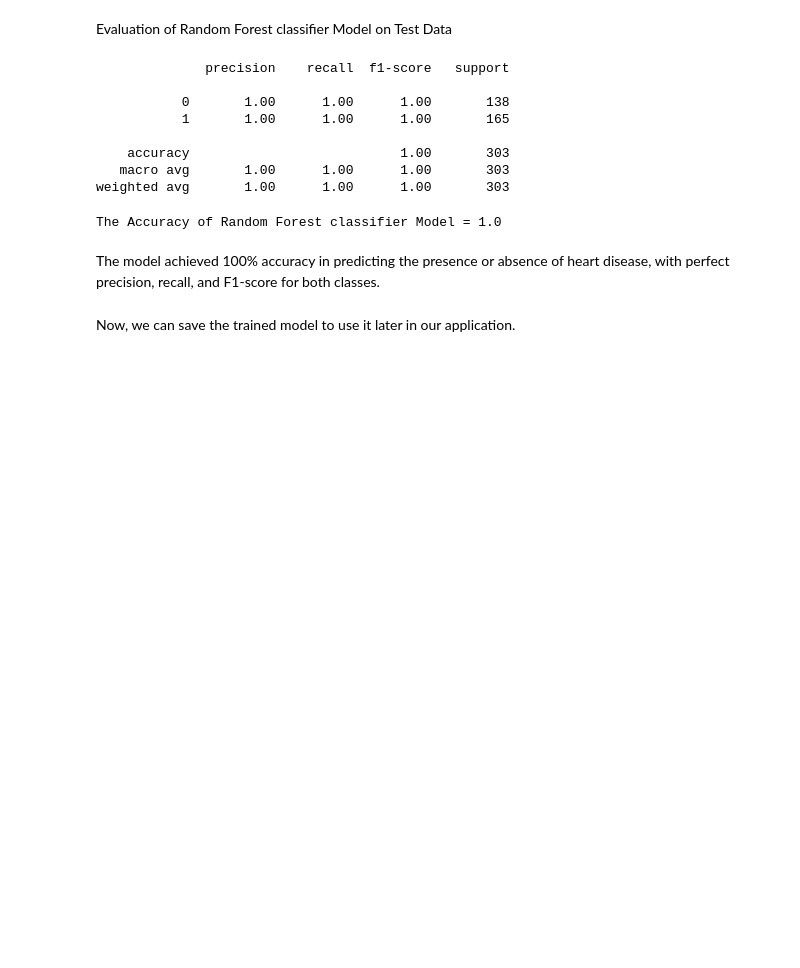
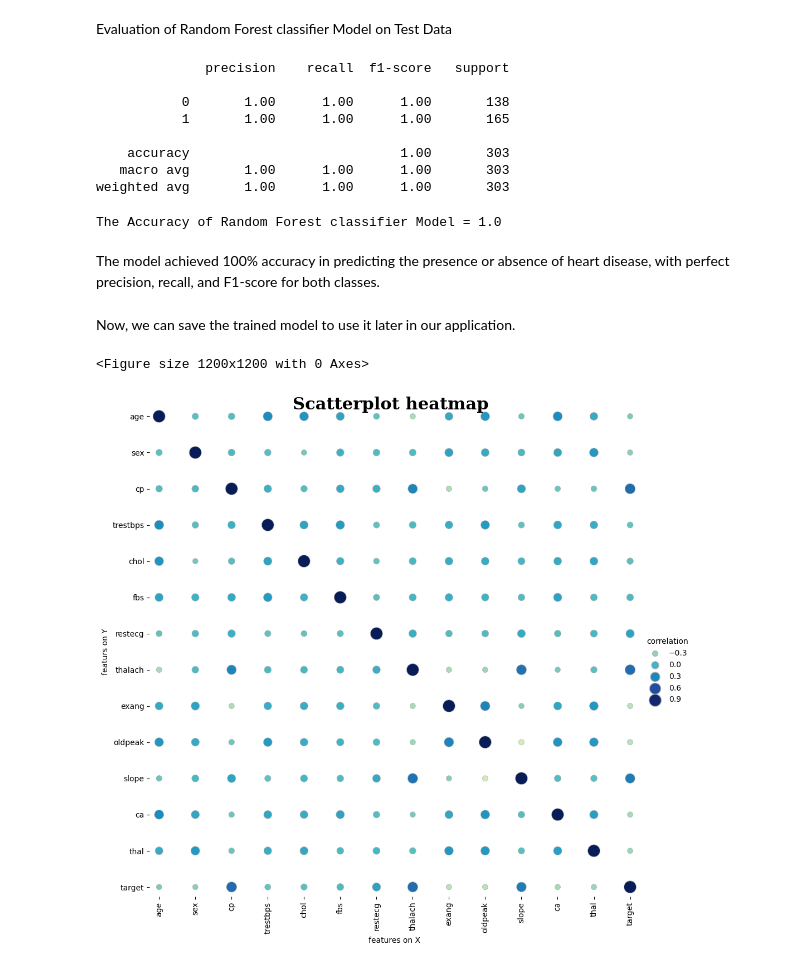
Before and after one commit to FirstNet-Systems-UK/Heart-Disease-Prediction-Model, a Jupyter notebook: heart-disease-prediction.ipynb, the cells around one changed output. Drawn from its saved outputs; the diff is of its cells as text; code cells hidden in the pictures; blank space fills up the shorter version.

Commit message:
Heatmap code is added

```diff
--- a/heart-disease-prediction.ipynb
+++ b/heart-disease-prediction.ipynb
@@ -201,3 +201,24 @@ Now, we can save the trained model to use it later in our application.
 # %%
 import pickle as pk
 pk.dump(rfc , open('Random_Forest_Classifier_100%.h5','wb'))
+# %%
+fig = plt.figure(figsize=(12,12))
+corr_mat = train.corr().stack().reset_index(name="correlation")
+g = sns.relplot(
+    data=corr_mat,
+    x="level_0", y="level_1", hue="correlation", size="correlation",
+    palette="YlGnBu", hue_norm=(-1, 1), edgecolor=".7",
+    height=10, sizes=(50, 250), size_norm=(-.2, .8),
+)
+g.set(xlabel="features on X", ylabel="featurs on Y", aspect="equal")
+g.fig.suptitle('Scatterplot heatmap',fontsize=22, fontweight='bold', fontfamily='serif', color="#000000")
+g.despine(left=True, bottom=True)
+g.ax.margins(.02)
+for label in g.ax.get_xticklabels():
+    label.set_rotation(90)
+for artist in g.legend.legendHandles:
+    artist.set_edgecolor(".7")
+plt.show()
+# %% [output]
+<Figure size 1200x1200 with 0 Axes>
+[figure, added]
```
Also changed, not shown: 1 other file.
